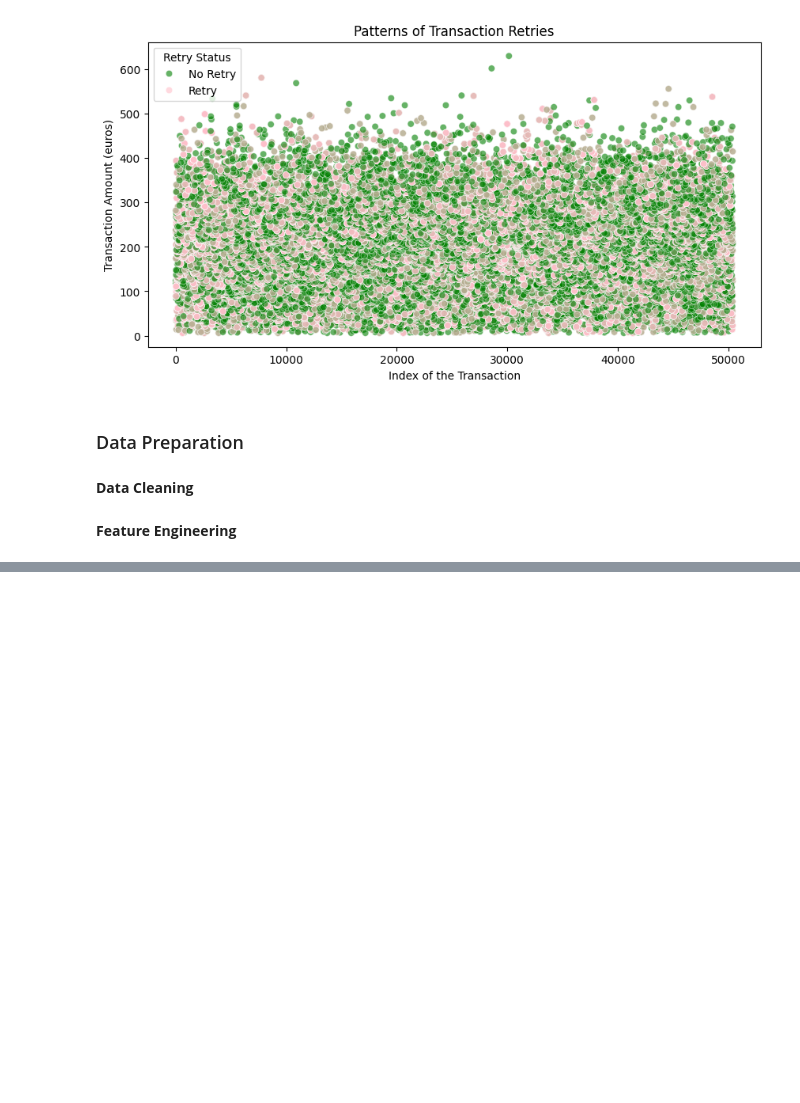
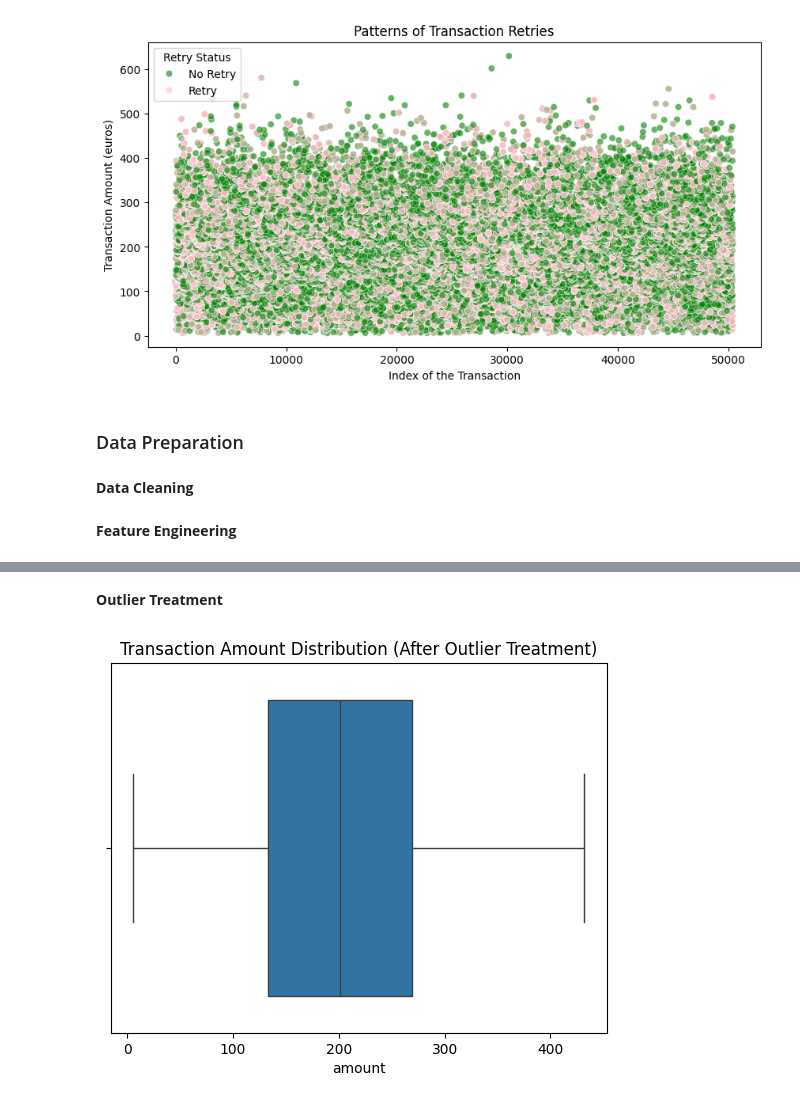
Before and after one commit to imildositoe/predictive_modeling_credit_card_routing, a Jupyter notebook: main.ipynb, the cells around one changed output, grey strips where cells are left out. Saved outputs shown, nothing was run; the diff lists cells and outputs as text; code cells hidden in the pictures; blank space fills up the shorter version.

```diff
--- a/main.ipynb
+++ b/main.ipynb
@@ -183,3 +183,16 @@ df.head()
 | 22742 | 22742 | 2019-01-27 14:01:11 | Austria | 6 | 1 | Simplecard | 0 | Master | 0 | 14 | ... |
 | 33737 | 33737 | 2019-02-08 05:02:33 | Austria | 6 | 0 | UK_Card | 0 | Diners | 0 | 5 | ... |
 | 33738 | 33738 | 2019-02-08 05:02:37 | Austria | 6 | 0 | UK_Card | 0 | Diners | 1 | 5 | ... |
+# %% [markdown]
+__Outlier Treatment__
+# %%
+# Define an upper limit for transaction amounts
+upper_limit = df['amount'].quantile(0.99)  # Cap at 99th percentile
+df['amount'] = np.where(df['amount'] > upper_limit, upper_limit, df['amount'])
+
+# Verify the updated amount distribution
+sns.boxplot(x=df['amount'])
+plt.title("Transaction Amount Distribution (After Outlier Treatment)")
+plt.show()
+# %% [output]
+[figure, added]
```
Also changed, not shown: parts of 2 cells of this notebook.
